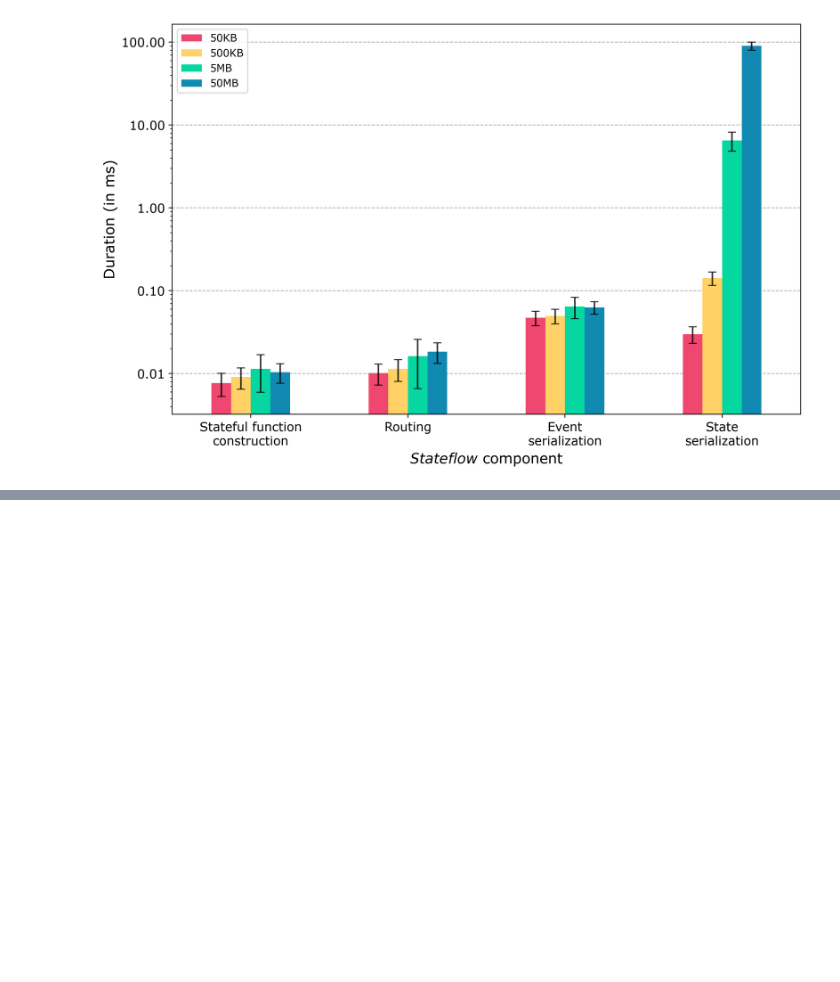
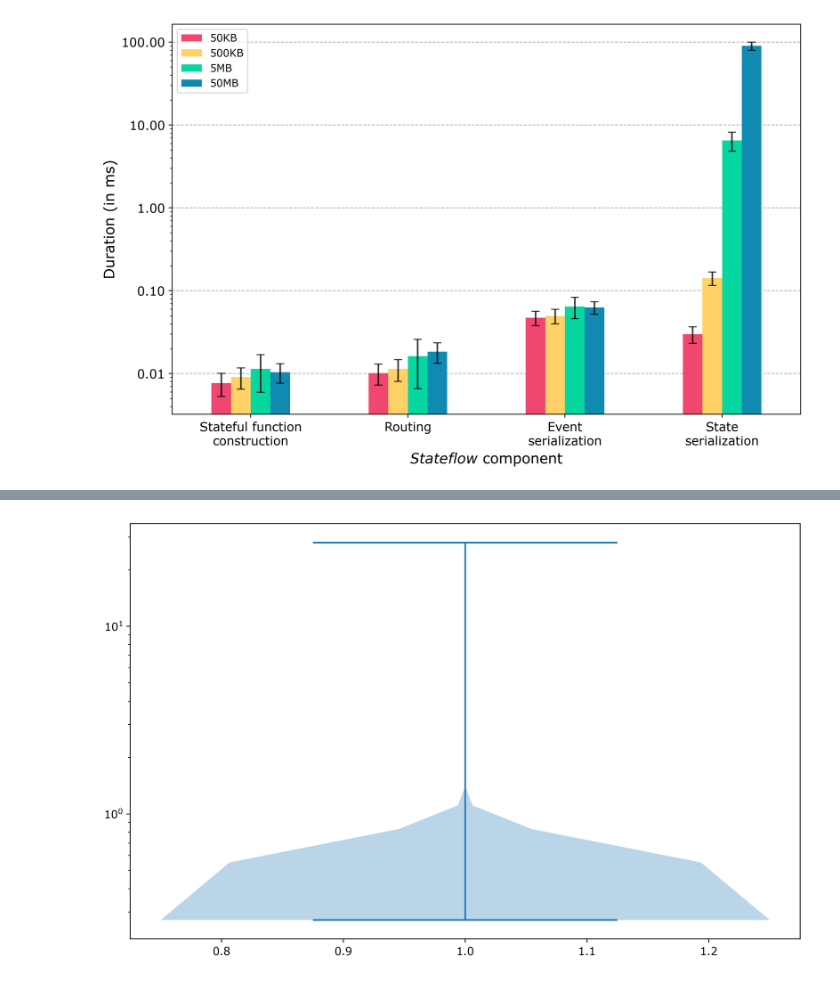
Before and after one commit to delftdata/stateflow-evaluation, a Jupyter notebook: results/overhead/overhead_results.ipynb, the cells around one changed output, grey strips where cells are left out. Cells and saved outputs as stored; diff of their text form; code cells hidden in the pictures; blank space fills up the shorter version.

```diff
--- a/results/overhead/overhead_results.ipynb
+++ b/results/overhead/overhead_results.ipynb
@@ -172,0 +190,10 @@ plt.show()
+# %%
+eg_100_data = pd.read_csv("execution_graph_length_100.csv")
+eg_100_data.describe()
+
+fig, axes = plt.subplots()
+axes.violinplot(eg_100_data["EVENT_SERIALIZATION_DURATION"].values)
+axes.set_yscale('log')
+plt.show()
+# %% [output]
+[figure, added]
```
Also changed, not shown: parts of 7 cells of this notebook.
